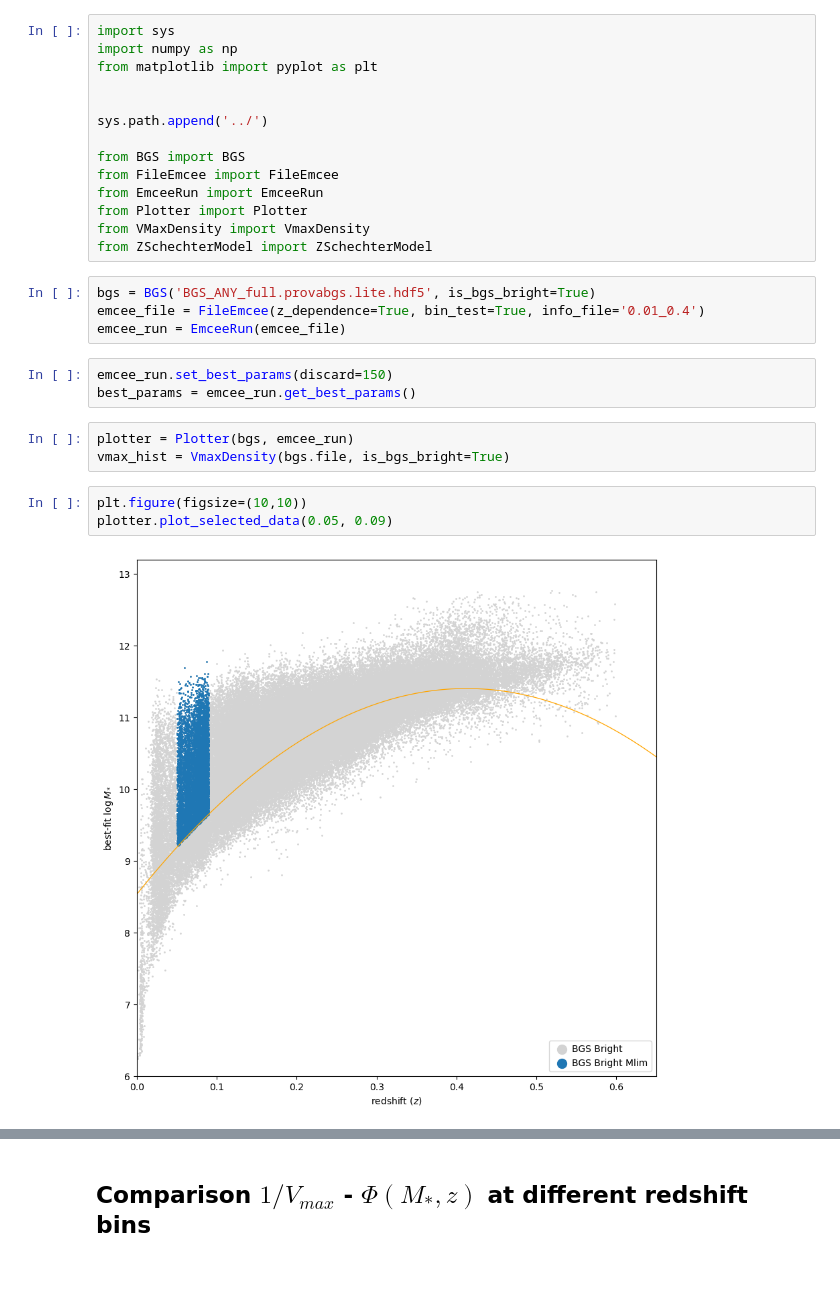
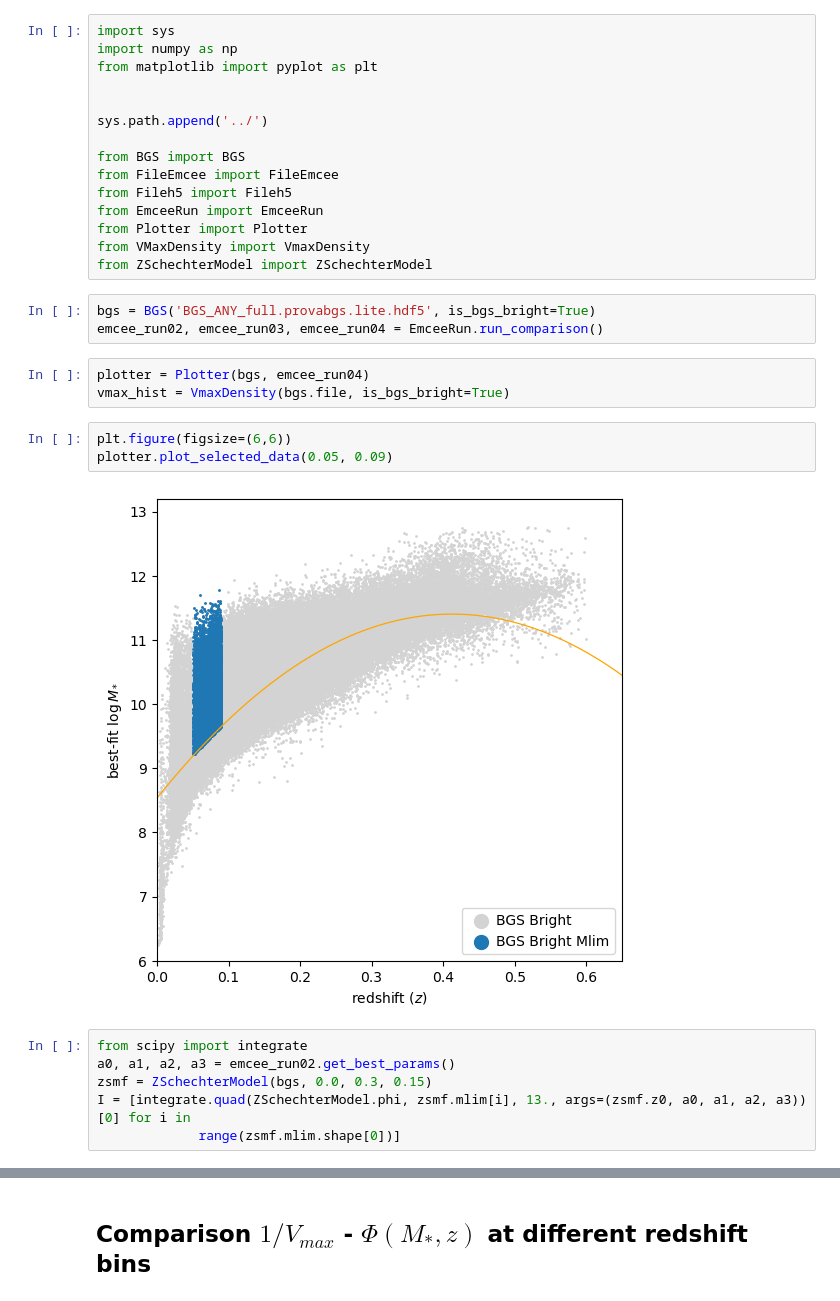
Before and after one commit to fedehope/zSMF, a Jupyter notebook: paper/smf_error.ipynb, the cells around one changed output, grey strips where cells are left out. Drawn from its saved outputs; the diff is of its cells as text; blank space fills up the shorter version.

```diff
--- a/paper/smf_error.ipynb
+++ b/paper/smf_error.ipynb
@@ -8,22 +8,25 @@ sys.path.append('../')
 
 from BGS import BGS
 from FileEmcee import FileEmcee
+from Fileh5 import Fileh5
 from EmceeRun import EmceeRun
 from Plotter import Plotter
 from VMaxDensity import VmaxDensity
 from ZSchechterModel import ZSchechterModel
 # %%
 bgs = BGS('BGS_ANY_full.provabgs.lite.hdf5', is_bgs_bright=True)
-emcee_file = FileEmcee(z_dependence=True, bin_test=True, info_file='0.01_0.4')
-emcee_run = EmceeRun(emcee_file)
+emcee_run02, emcee_run03, emcee_run04 = EmceeRun.run_comparison()
-# %%
-emcee_run.set_best_params(discard=150)
-best_params = emcee_run.get_best_params()
 # %%
-plotter = Plotter(bgs, emcee_run)
+plotter = Plotter(bgs, emcee_run04)
 vmax_hist = VmaxDensity(bgs.file, is_bgs_bright=True)
 # %%
-plt.figure(figsize=(10,10))
+plt.figure(figsize=(6,6))
 plotter.plot_selected_data(0.05, 0.09)
 # %% [output]
-[figure, old version]
+[figure, new version]
+# %%
+from scipy import integrate
+a0, a1, a2, a3 = emcee_run02.get_best_params()
+zsmf = ZSchechterModel(bgs, 0.0, 0.3, 0.15)
+I = [integrate.quad(ZSchechterModel.phi, zsmf.mlim[i], 13., args=(zsmf.z0, a0, a1, a2, a3))[0] for i in
+             range(zsmf.mlim.shape[0])]
```
Also changed, not shown: parts of 3 cells of this notebook, 2 other files.
